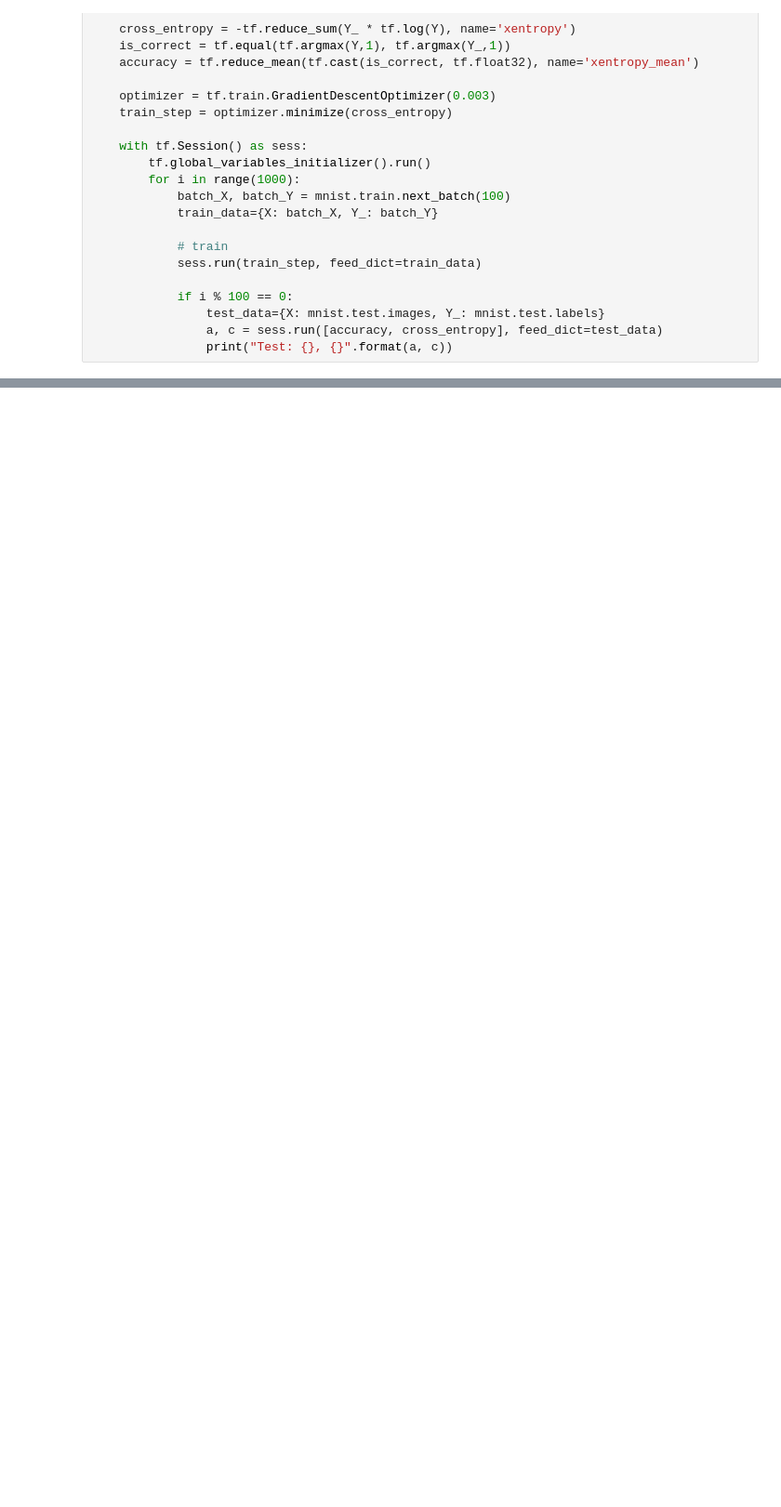
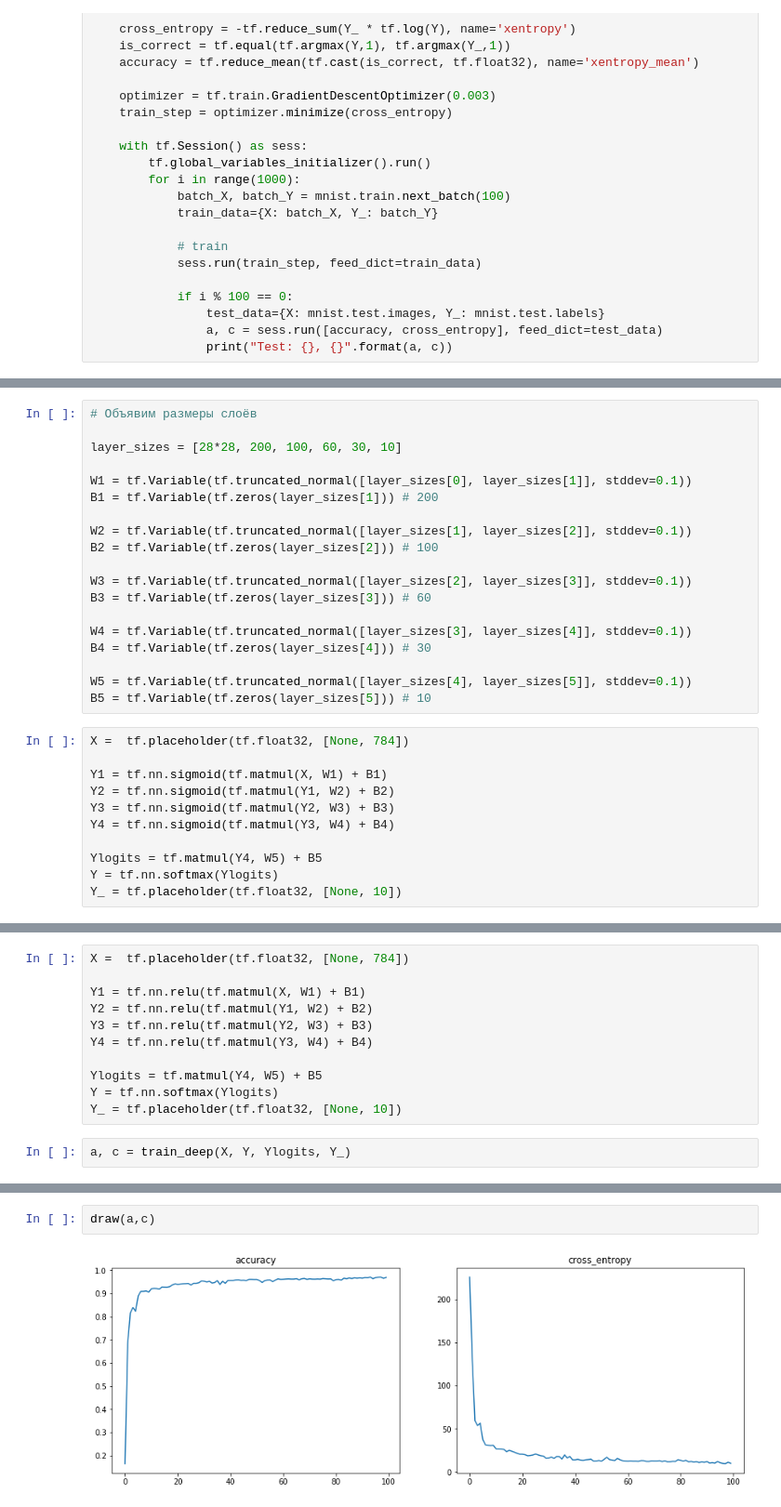
Before and after one commit to mlomsk/ML_MNIST_Workshop_2017-09-28, a Jupyter notebook: main.ipynb, the cells around one changed output, grey strips where cells are left out. Shown at 93% size. Cells and saved outputs as stored; diff of their text form; blank space fills up the shorter version.

```diff
--- a/main.ipynb
+++ b/main.ipynb
@@ -304,0 +355,30 @@ Test: 0.9162999987602234, 2978.724853515625
+# %%
+# Объявим размеры слоёв
+
+layer_sizes = [28*28, 200, 100, 60, 30, 10]
+
+W1 = tf.Variable(tf.truncated_normal([layer_sizes[0], layer_sizes[1]], stddev=0.1))
+B1 = tf.Variable(tf.zeros(layer_sizes[1])) # 200
+
+W2 = tf.Variable(tf.truncated_normal([layer_sizes[1], layer_sizes[2]], stddev=0.1))
+B2 = tf.Variable(tf.zeros(layer_sizes[2])) # 100
+
+W3 = tf.Variable(tf.truncated_normal([layer_sizes[2], layer_sizes[3]], stddev=0.1))
+B3 = tf.Variable(tf.zeros(layer_sizes[3])) # 60
+
+W4 = tf.Variable(tf.truncated_normal([layer_sizes[3], layer_sizes[4]], stddev=0.1))
+B4 = tf.Variable(tf.zeros(layer_sizes[4])) # 30
+
+W5 = tf.Variable(tf.truncated_normal([layer_sizes[4], layer_sizes[5]], stddev=0.1))
+B5 = tf.Variable(tf.zeros(layer_sizes[5])) # 10
+# %%
+X =  tf.placeholder(tf.float32, [None, 784])
+
+Y1 = tf.nn.sigmoid(tf.matmul(X, W1) + B1)
+Y2 = tf.nn.sigmoid(tf.matmul(Y1, W2) + B2)
+Y3 = tf.nn.sigmoid(tf.matmul(Y2, W3) + B3)
+Y4 = tf.nn.sigmoid(tf.matmul(Y3, W4) + B4)
+
+Ylogits = tf.matmul(Y4, W5) + B5
+Y = tf.nn.softmax(Ylogits)
+Y_ = tf.placeholder(tf.float32, [None, 10])
@@ -304,0 +451,13 @@ Test: 0.9162999987602234, 2978.724853515625
+# %%
+X =  tf.placeholder(tf.float32, [None, 784])
+
+Y1 = tf.nn.relu(tf.matmul(X, W1) + B1)
+Y2 = tf.nn.relu(tf.matmul(Y1, W2) + B2)
+Y3 = tf.nn.relu(tf.matmul(Y2, W3) + B3)
+Y4 = tf.nn.relu(tf.matmul(Y3, W4) + B4)
+
+Ylogits = tf.matmul(Y4, W5) + B5
+Y = tf.nn.softmax(Ylogits)
+Y_ = tf.placeholder(tf.float32, [None, 10])
+# %%
+a, c = train_deep(X, Y, Ylogits, Y_)
@@ -304,0 +475,4 @@ Test: 0.9162999987602234, 2978.724853515625
+# %%
+draw(a,c)
+# %% [output]
+[figure, added]
```
Also changed, not shown: parts of 39 cells of this notebook, 26 other files.
